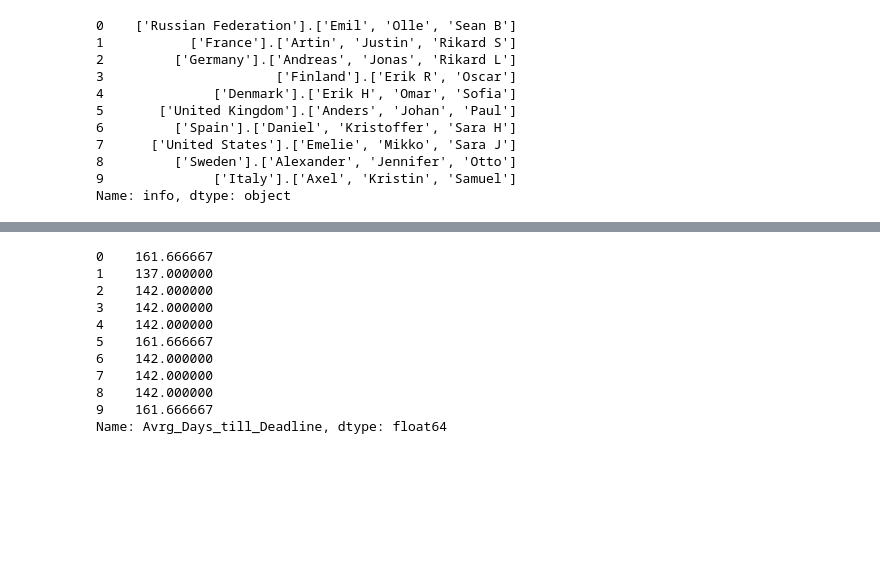
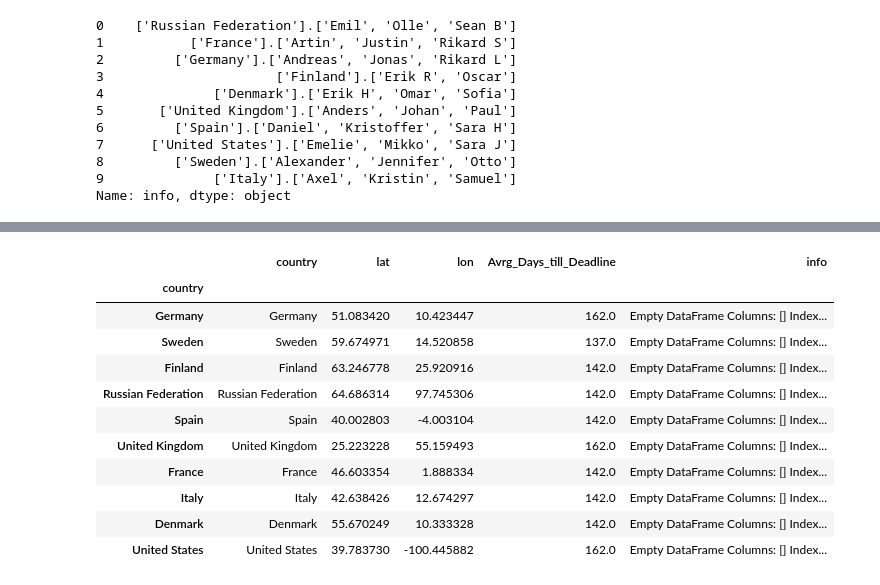
Before and after one commit to omarHazim/DB, a Jupyter notebook: building_dash_app_sthlm_office.ipynb, the cells around one changed output, grey strips where cells are left out. Drawn from its saved outputs; the diff is of its cells as text; code cells hidden in the pictures; blank space fills up the shorter version.

```diff
--- a/building_dash_app_sthlm_office.ipynb
+++ b/building_dash_app_sthlm_office.ipynb
@@ -327,14 +323,45 @@ NameError: name 'geolocator' is not defined
+# %%
+def new_info_model(df, location_col, name_col, beach):
+    """
+    Building info model to plug into map markers
+    """
+    def poptext_marker(df, location_col, name_col, beach, x):
+            new_df_0 = df[
+                [location_col, name_col, beach]
+            ].groupby([location_col, name_col, beach]).count()
+            return new_df_0.loc[x]
+    geolocator = Nominatim()
+    countries = pd.DataFrame({
+        'country': list(set(df[location_col]))})
+    countries['lat'] = countries['country'].apply(
+    lambda x: geolocator.geocode(x, timeout=15).latitude)
+    countries['lon'] = countries['country'].apply(
+    lambda x: geolocator.geocode(x, timeout=15).longitude)
+    countries['Avrg_Days_till_Deadline'] = df.groupby([location_col])[
+        'Days until DL'].mean().round(decimals=0).values
+    countries['info'] = countries['country'].apply(
+        lambda i: poptext_marker(
+            df, location_col, name_col, beach, i))
+    countries.index = countries['country']
+    return countries
+# %%
+new_df = import_excel(
+    'Copy of Beach Work HTMLversion.xlsx', sheet_num=0, sheet_idx = False,
+) #, sheet_idx='Name'
+
+converted_df = new_info_model(new_df, 'Location', 'Name', 'Beach')
 # %%
-converted_df.Avrg_Days_till_Deadline
+converted_df
 # %% [output]
-0    161.666667
-1    137.000000
-2    142.000000
-3    142.000000
-4    142.000000
-5    161.666667
-6    142.000000
-7    142.000000
-8    142.000000
-9    161.666667
-Name: Avrg_Days_till_Deadline, dtype: float64
+|  | country | lat | lon | Avrg_Days_till_Deadline | info |
+| country |  |  |  |  |  |
+| Germany | Germany | 51.083420 | 10.423447 | 162.0 | Empty DataFrame Columns: [] Index... |
+| Sweden | Sweden | 59.674971 | 14.520858 | 137.0 | Empty DataFrame Columns: [] Index... |
+| Finland | Finland | 63.246778 | 25.920916 | 142.0 | Empty DataFrame Columns: [] Index... |
+| Russian Federation | Russian Federation | 64.686314 | 97.745306 | 142.0 | Empty DataFrame Columns: [] Index... |
+| Spain | Spain | 40.002803 | -4.003104 | 142.0 | Empty DataFrame Columns: [] Index... |
+| United Kingdom | United Kingdom | 25.223228 | 55.159493 | 162.0 | Empty DataFrame Columns: [] Index... |
+| France | France | 46.603354 | 1.888334 | 142.0 | Empty DataFrame Columns: [] Index... |
+| Italy | Italy | 42.638426 | 12.674297 | 142.0 | Empty DataFrame Columns: [] Index... |
+| Denmark | Denmark | 55.670249 | 10.333328 | 142.0 | Empty DataFrame Columns: [] Index... |
+| United States | United States | 39.783730 | -100.445882 | 162.0 | Empty DataFrame Columns: [] Index... |
```
Also changed, not shown: parts of 7 cells of this notebook, 2 other files.
